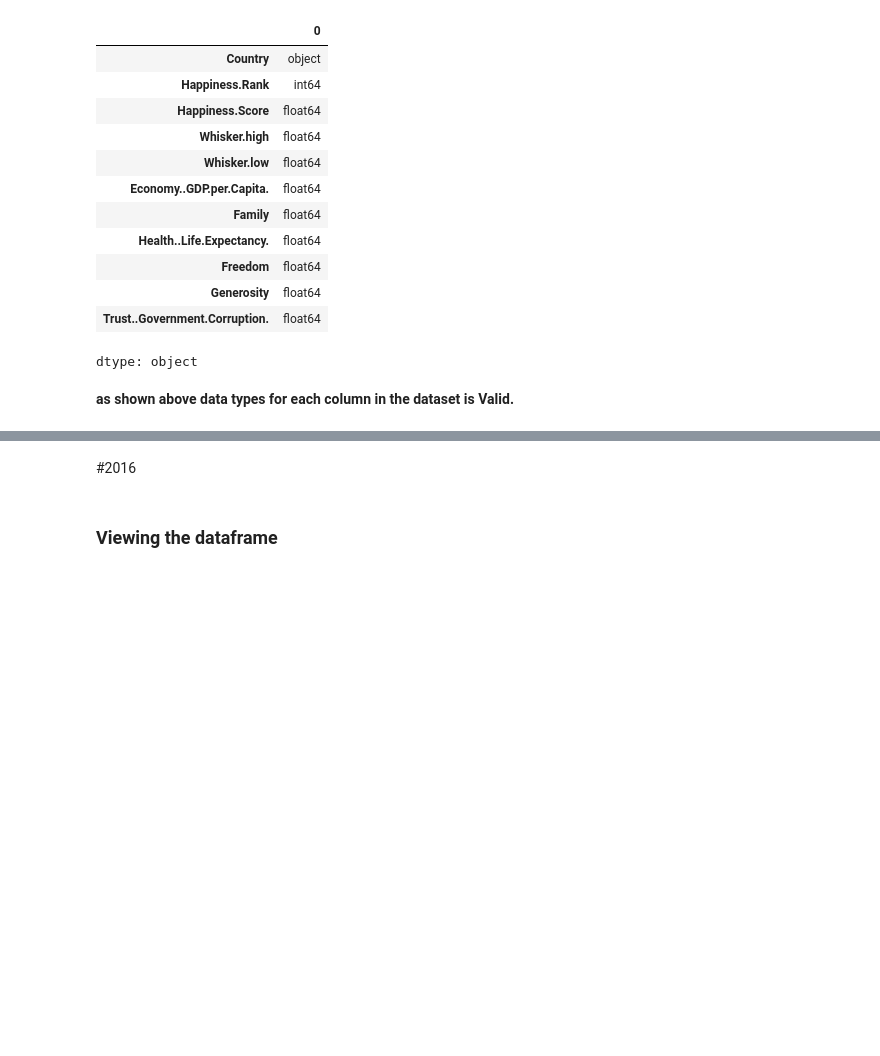
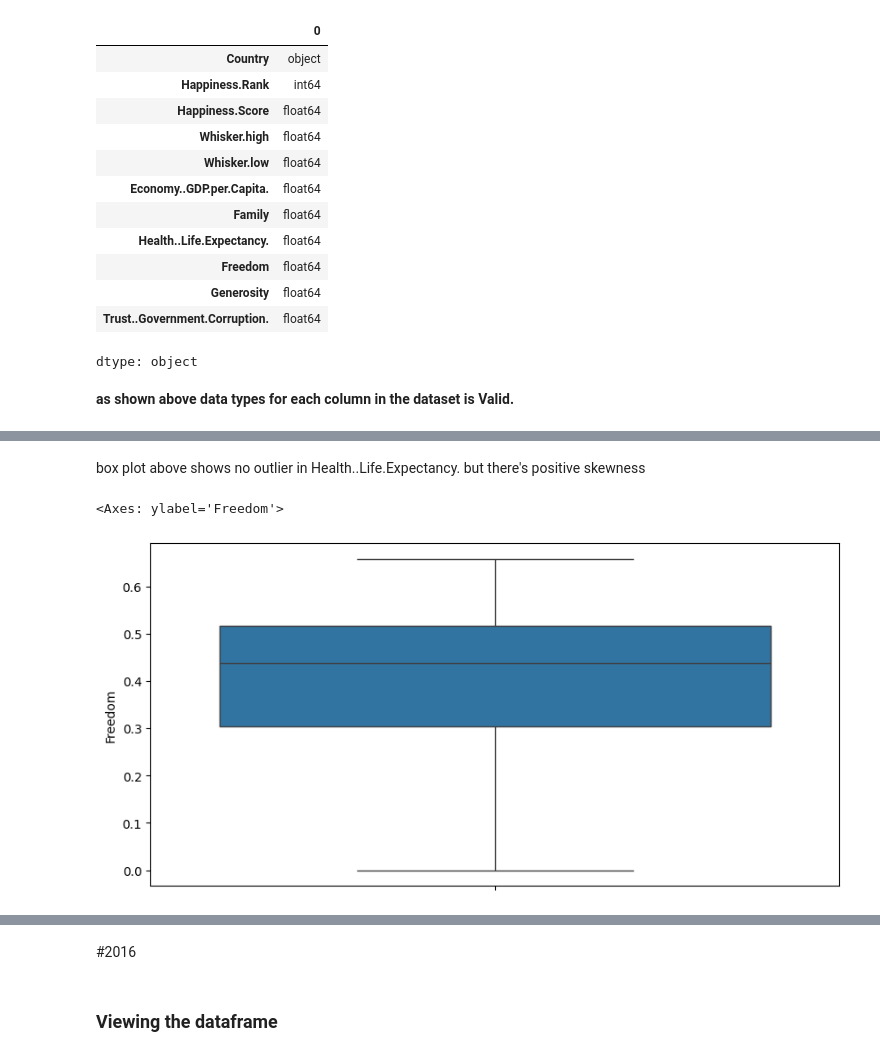
Before and after one commit to ManalHanif/Usecase-2, a Jupyter notebook: case2_lab.ipynb, the cells around one changed output, grey strips where cells are left out. Saved outputs shown, nothing was run; the diff lists cells and outputs as text; code cells hidden in the pictures; blank space fills up the shorter version.

```diff
--- a/case2_lab.ipynb
+++ b/case2_lab.ipynb
@@ -228,0 +276,13 @@ dtype: object
+# %% [markdown]
+box plot above shows no outlier in Health..Life.Expectancy. but there's positive skewness
+# %%
+plt.figure(figsize=(10,5))
+
+sns.boxplot(
+    df2017,
+    y="Freedom",
+    #hue="Category"
+)
+# %% [output]
+<Axes: ylabel='Freedom'>
+[figure, added]
```
Also changed, not shown: parts of 67 cells of this notebook.
